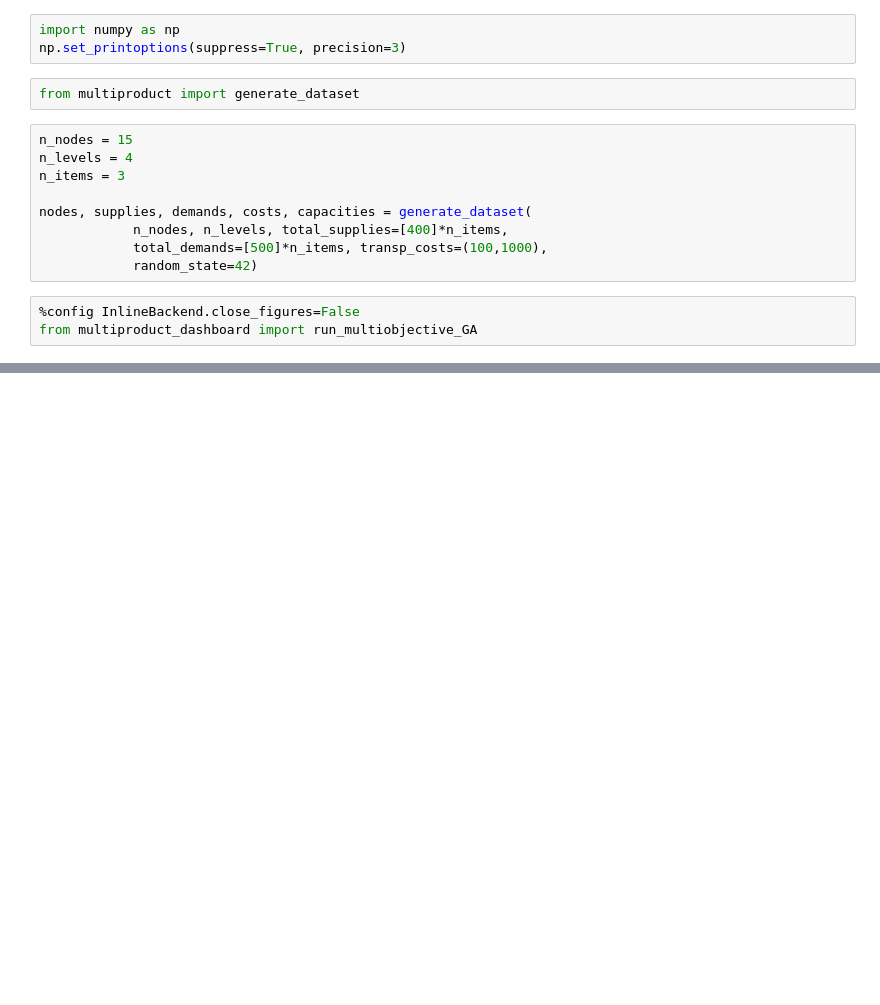
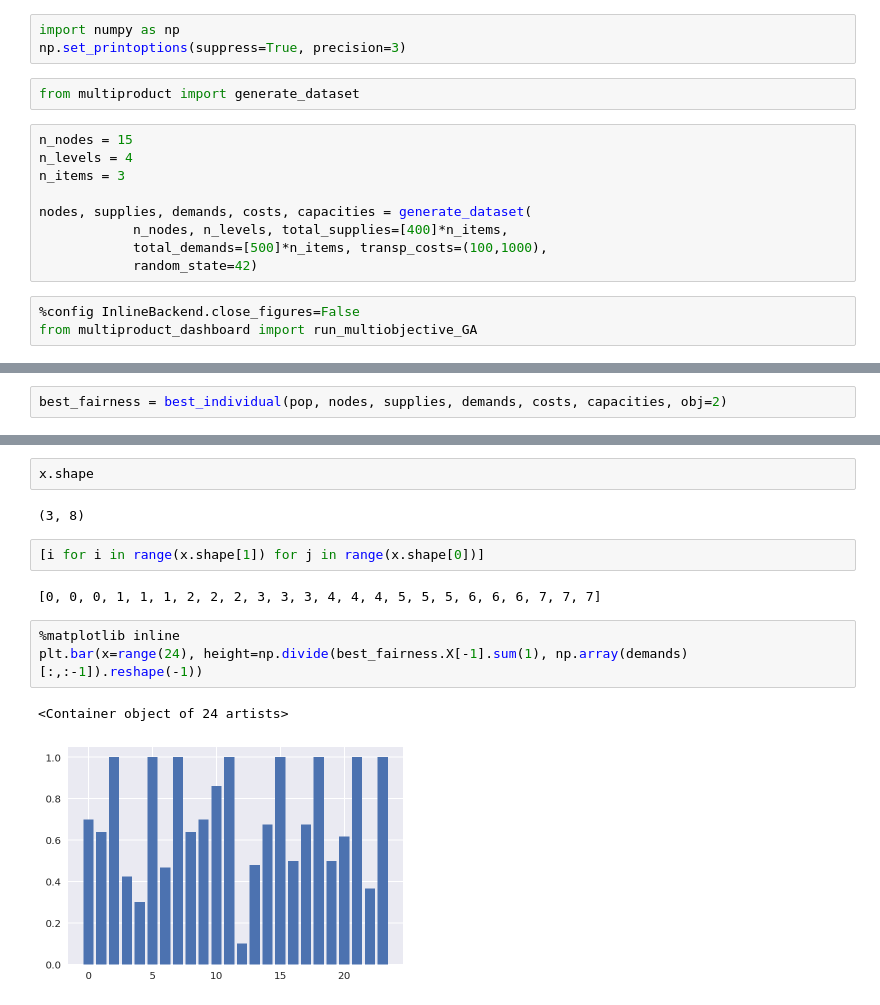
Before and after one commit to Robert-Aduviri/optimizacion-heladas-friaje, a Jupyter notebook: Step 22 - Multiobjective Dashboard.ipynb, the cells around one changed output, grey strips where cells are left out. Cells and saved outputs as stored; diff of their text form; blank space fills up the shorter version.

```diff
--- a/Step 22 - Multiobjective Dashboard.ipynb
+++ b/Step 22 - Multiobjective Dashboard.ipynb
@@ -58,0 +104,2 @@ import matplotlib.pyplot as plt
+# %%
+best_fairness = best_individual(pop, nodes, supplies, demands, costs, capacities, obj=2)
@@ -70,0 +165,14 @@ fronts = plot_fronts(pop, toolbox, figsize=(8,8))
+# %%
+x.shape
+# %% [output]
+(3, 8)
+# %%
+[i for i in range(x.shape[1]) for j in range(x.shape[0])]
+# %% [output]
+[0, 0, 0, 1, 1, 1, 2, 2, 2, 3, 3, 3, 4, 4, 4, 5, 5, 5, 6, 6, 6, 7, 7, 7]
+# %%
+%matplotlib inline
+plt.bar(x=range(24), height=np.divide(best_fairness.X[-1].sum(1), np.array(demands)[:,:-1]).reshape(-1))
+# %% [output]
+<Container object of 24 artists>
+[figure, added]
```
Also changed, not shown: parts of 35 cells of this notebook, 1 other file.
